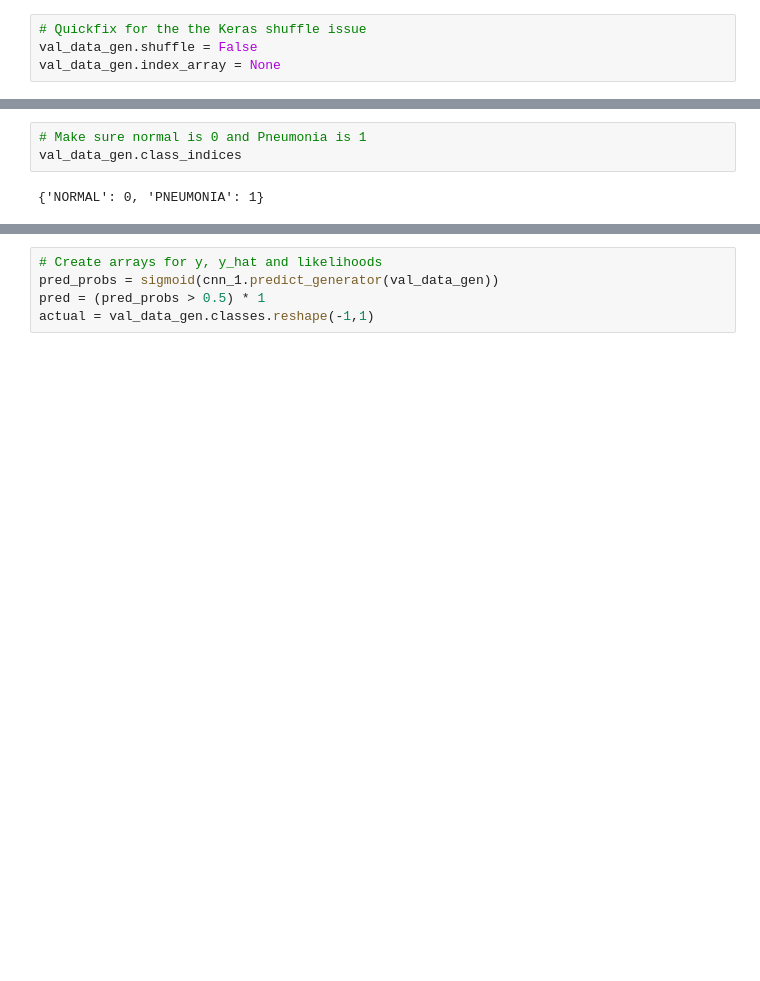
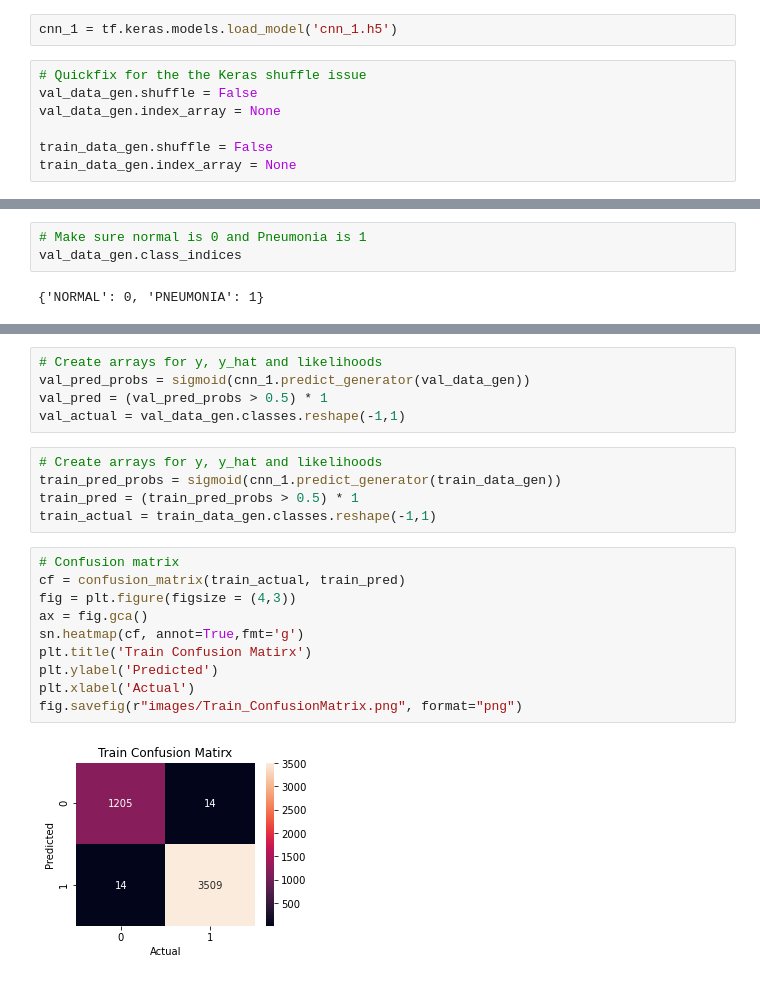
Before and after one commit to ltsaprounis/Pneumonia_Diagnosis, a Jupyter notebook: pneumonia_diagnosis.ipynb, the cells around one changed output, grey strips where cells are left out. Drawn from its saved outputs; the diff is of its cells as text; blank space fills up the shorter version.

```diff
--- a/pneumonia_diagnosis.ipynb
+++ b/pneumonia_diagnosis.ipynb
@@ -210,7 +239,12 @@ fig.savefig(r"images/Epochs_acc_and_loss.png", format="png")
+# %%
+cnn_1 = tf.keras.models.load_model('cnn_1.h5')
 # %%
 # Quickfix for the the Keras shuffle issue
 val_data_gen.shuffle = False
 val_data_gen.index_array = None
+
+train_data_gen.shuffle = False
+train_data_gen.index_array = None
 # %%
 # Sigmoid function
 def sigmoid(x):
@@ -223,5 +259,22 @@ val_data_gen.class_indices
 # %%
 # Create arrays for y, y_hat and likelihoods
-pred_probs = sigmoid(cnn_1.predict_generator(val_data_gen))
-pred = (pred_probs > 0.5) * 1
-actual = val_data_gen.classes.reshape(-1,1)
+val_pred_probs = sigmoid(cnn_1.predict_generator(val_data_gen))
+val_pred = (val_pred_probs > 0.5) * 1
+val_actual = val_data_gen.classes.reshape(-1,1)
+# %%
+# Create arrays for y, y_hat and likelihoods
+train_pred_probs = sigmoid(cnn_1.predict_generator(train_data_gen))
+train_pred = (train_pred_probs > 0.5) * 1
+train_actual = train_data_gen.classes.reshape(-1,1)
+# %%
+# Confusion matrix
+cf = confusion_matrix(train_actual, train_pred)
+fig = plt.figure(figsize = (4,3))
+ax = fig.gca()
+sn.heatmap(cf, annot=True,fmt='g')
+plt.title('Train Confusion Matirx')
+plt.ylabel('Predicted')
+plt.xlabel('Actual')
+fig.savefig(r"images/Train_ConfusionMatrix.png", format="png")
+# %% [output]
+[figure, added]
```
Also changed, not shown: parts of 28 cells of this notebook, 15 other files.
